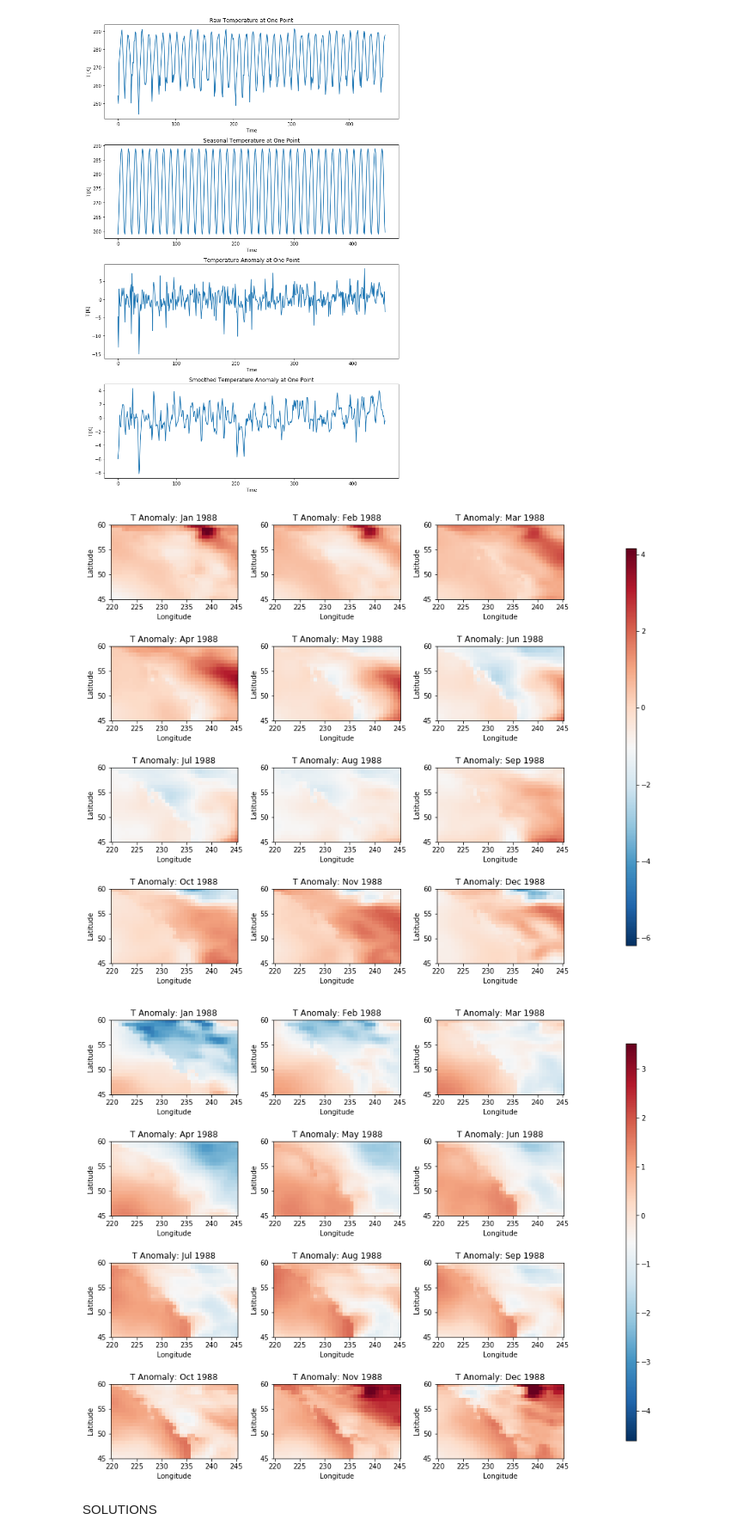
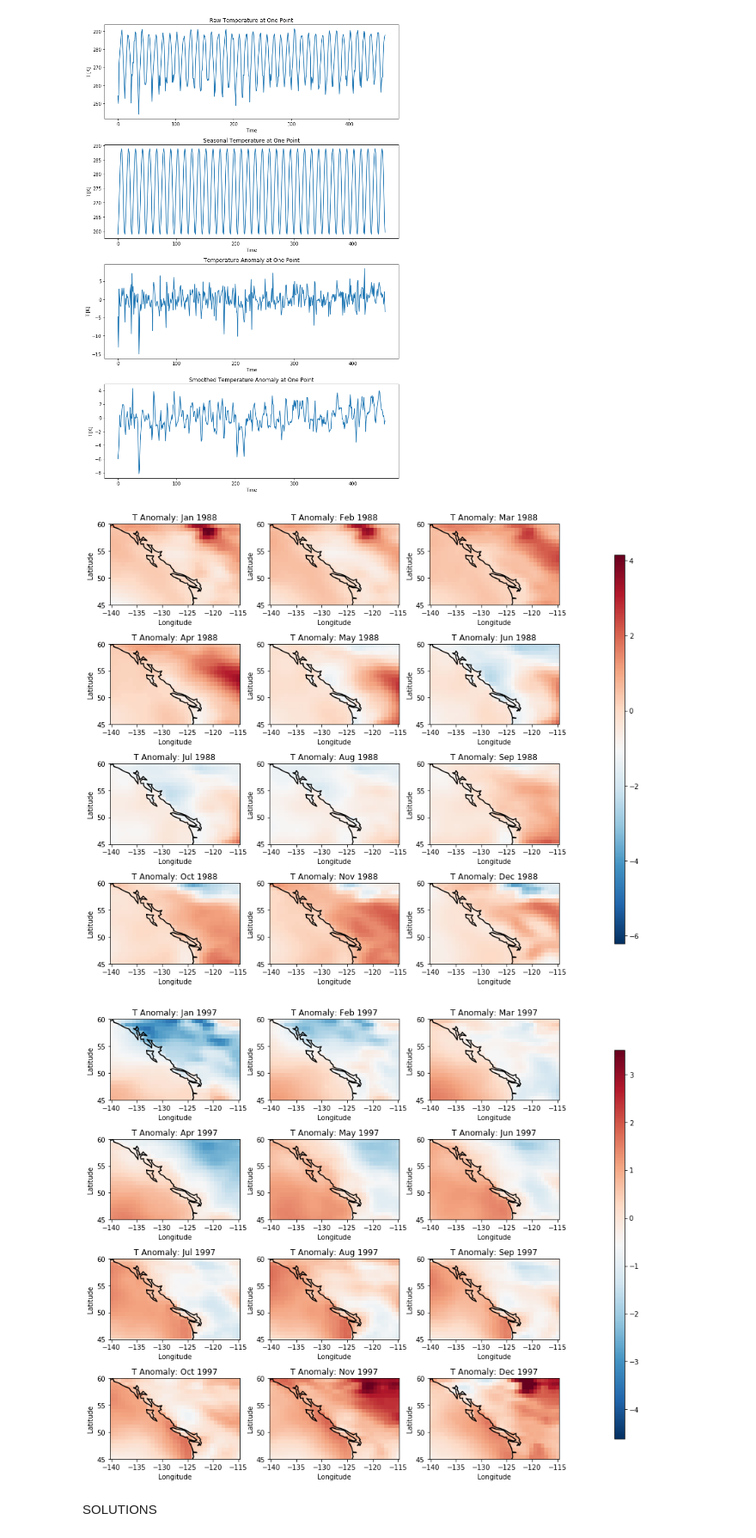
Before and after one commit to andersonsam/eosc_410, a Jupyter notebook: Lab5/Lab5_2019_SOLUTIONS.ipynb, the cells around one changed output. Shown at 86% size. Saved outputs shown, nothing was run; the diff lists cells and outputs as text; code cells hidden in the pictures.

```diff
--- a/Lab5/Lab5_2019_SOLUTIONS.ipynb
+++ b/Lab5/Lab5_2019_SOLUTIONS.ipynb
@@ -27,7 +26,7 @@ dataSST.head()
 filename = 'T_monthly_Canada_1979_2017_ERA_Interim.nc'
 dataERA = Dataset(filename)
 
-lonERA = dataERA.variables['longitude'][:] #in degrees E
+lonERA = -360+dataERA.variables['longitude'][:] #in degrees E
 latERA = dataERA.variables['latitude'][:] #in degrees N
 timeERA = dataERA.variables['time'][:] #in hours since year 1900... not a great unit, but it's what ERA comes in
 T = dataERA.variables['t2m'] #in K
@@ -64,14 +66,17 @@ fig,axes = plt.subplots(nrows=4, ncols=3, figsize=(10, 10))
 month = 0
 for ax in axes.flat:
     #ax.set_axis_off()
-    im = ax.imshow(np.asarray(np.squeeze(T[12*9+month,:,:])), extent=T_extent,cmap = 'RdBu_r',vmin=vmin,vmax=vmax)
+    im = ax.imshow(np.asarray(np.squeeze(T[12*9+month,:,:])), extent=T_extent,cmap = 'RdBu_r',vmin=vmin,vmax=vmax,aspect='auto')
+    ax.plot(coastLon,coastLat,c='k')
+    ax.set_xlim(T_extent[:2])
+    ax.set_ylim(T_extent[2:])
     ax.set_xlabel('Longitude')
     ax.set_ylabel('Latitude')
     ax.set_title('T: ' + months[month] +' 1988')
     #plt.colorbar()
-    plt.tight_layout()
     month+=1
 
+plt.tight_layout()
 cb_ax = fig.add_axes([1.1, 0.1, 0.02, 0.8])
 cbar = fig.colorbar(im, cax=cb_ax)
 # %% [output]
@@ -87,14 +92,17 @@ fig,axes = plt.subplots(nrows=4, ncols=3, figsize=(10, 10))
 month = 0
 for ax in axes.flat:
     #ax.set_axis_off()
-    im = ax.imshow(np.asarray(np.squeeze(T[12*18+month,:,:])), extent=T_extent,cmap = 'RdBu_r',vmin=vmin,vmax=vmax)
+    im = ax.imshow(np.asarray(np.squeeze(T[12*18+month,:,:])), extent=T_extent,cmap = 'RdBu_r',vmin=vmin,vmax=vmax,aspect='auto')
+    ax.plot(coastLon,coastLat,c='k')
+    ax.set_xlim(T_extent[:2])
+    ax.set_ylim(T_extent[2:])
     ax.set_xlabel('Longitude')
     ax.set_ylabel('Latitude')
     ax.set_title('T: ' + months[month] +' 1997')
     #plt.colorbar()
-    plt.tight_layout()
     month+=1
 
+plt.tight_layout()
 cb_ax = fig.add_axes([1.1, 0.1, 0.02, 0.8])
 cbar = fig.colorbar(im, cax=cb_ax)
 # %% [output]
@@ -170,41 +178,45 @@ fig,axes = plt.subplots(nrows=4, ncols=3, figsize=(10, 10))
 month = 0
 for ax in axes.flat:
     #ax.set_axis_off()
-    im = ax.imshow(np.asarray(np.reshape(T2d_anomalies_smooth[:,12*9+month],(21,35))), extent=T_extent,cmap = 'RdBu_r',vmin=vmin,vmax=vmax)
+    im = ax.imshow(np.asarray(np.reshape(T2d_anomalies_smooth[:,12*9+month],(21,35))), extent=T_extent,cmap = 'RdBu_r',vmin=vmin,vmax=vmax,aspect='auto')
+    ax.plot(coastLon,coastLat,c='k')
+    ax.set_xlim(T_extent[:2])
+    ax.set_ylim(T_extent[2:])
     ax.set_xlabel('Longitude')
     ax.set_ylabel('Latitude')
     ax.set_title('T Anomaly: ' + months[month] +' 1988')
-    #plt.colorbar()
-    plt.tight_layout()
     month+=1
 
+plt.tight_layout()
 cb_ax = fig.add_axes([1.1, 0.1, 0.02, 0.8])
 cbar = fig.colorbar(im, cax=cb_ax)
 # %% [output]
-[figure, old version]
+[figure, new version]
 # %%
-#plot the 3-month running mean of residuals for all grid points for all months of 1988
+#plot the 3-month running mean of residuals for all grid points for all months of 1997
 
 vmin = np.min([T2d_anomalies_smooth[12*18+month,:] for month in range(12)])
 vmax = np.max([T2d_anomalies_smooth[12*18+month,:] for month in range(12)])
 
 fig,axes = plt.subplots(nrows=4, ncols=3, figsize=(10, 10))
 
 month = 0
 for ax in axes.flat:
-    #ax.set_axis_off()
-    im = ax.imshow(np.asarray(np.reshape(T2d_anomalies_smooth[:,12*18+month],(21,35))), extent=T_extent,cmap = 'RdBu_r',vmin=vmin,vmax=vmax)
+    im = ax.imshow(np.asarray(np.reshape(T2d_anomalies_smooth[:,12*18+month],(21,35))), extent=T_extent,cmap = 'RdBu_r',vmin=vmin,vmax=vmax,aspect='auto')
+    ax.plot(coastLon,coastLat,c='k')
+    ax.set_xlim(T_extent[:2])
+    ax.set_ylim(T_extent[2:])
     ax.set_xlabel('Longitude')
     ax.set_ylabel('Latitude')
     ax.set_title('T Anomaly: ' + months[month] +' 1997')
     #plt.colorbar()
-    plt.tight_layout()
     month+=1
 
+plt.tight_layout()
 cb_ax = fig.add_axes([1.1, 0.1, 0.02, 0.8])
 cbar = fig.colorbar(im, cax=cb_ax)
 # %% [output]
-[figure, old version]
+[figure, new version]
 # %% [markdown]
 SOLUTIONS
 # %% [markdown]
```
Also changed, not shown: parts of 15 cells of this notebook.
